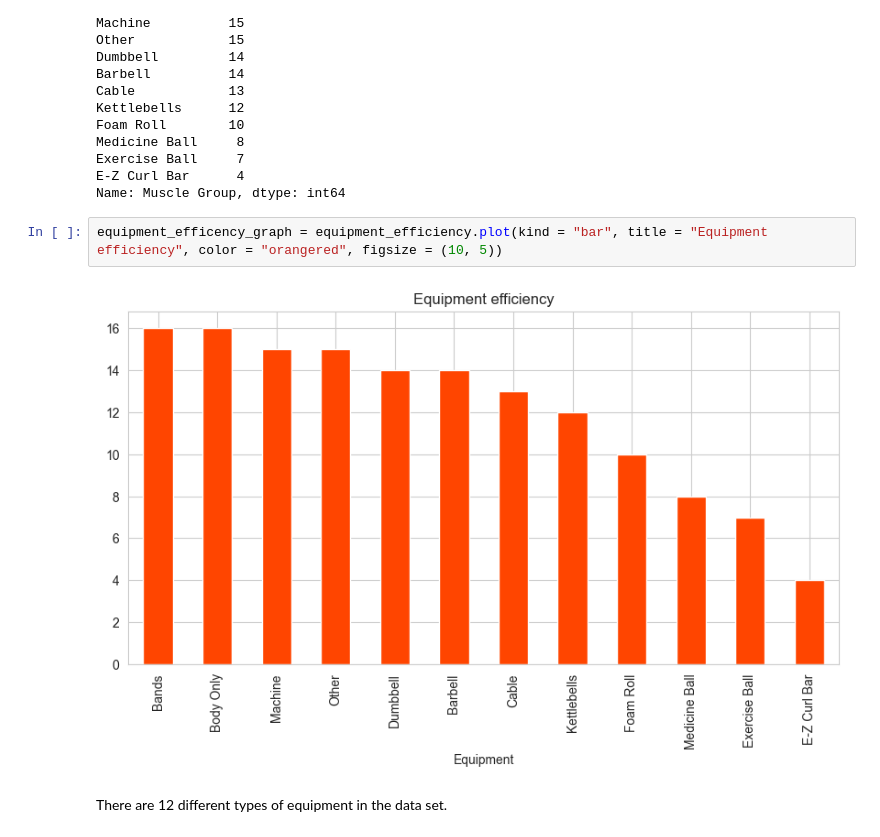
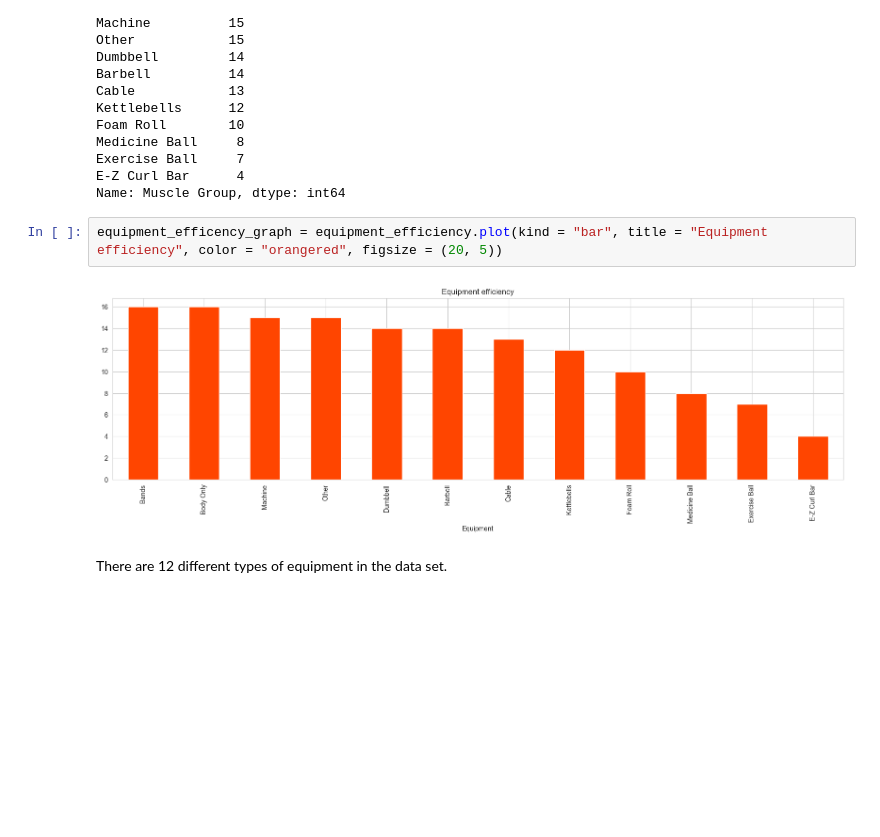
Before and after one commit to herrerovir/Gym-exercises-exploratory-data-analysis, a Jupyter notebook: EDA-gym-exercises.ipynb, the cells around one changed output. Drawn from its saved outputs; the diff is of its cells as text; blank space fills up the shorter version.

```diff
--- a/EDA-gym-exercises.ipynb
+++ b/EDA-gym-exercises.ipynb
@@ -410,9 +430,9 @@ Exercise Ball     7
 E-Z Curl Bar      4
 Name: Muscle Group, dtype: int64
 # %%
-equipment_efficency_graph = equipment_efficiency.plot(kind = "bar", title = "Equipment efficiency", color = "orangered", figsize = (10, 5))
+equipment_efficency_graph = equipment_efficiency.plot(kind = "bar", title = "Equipment efficiency", color = "orangered", figsize = (20, 5))
 # %% [output]
-[figure, old version]
+[figure, new version]
 # %% [markdown]
 There are 12 different types of equipment in the data set.
 # %%
```
Also changed, not shown: parts of 3 cells of this notebook.
